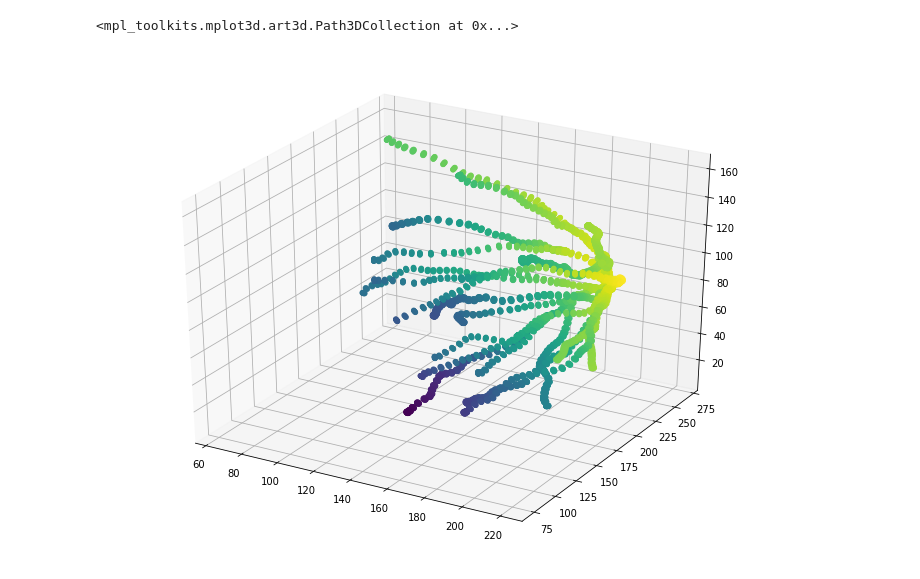
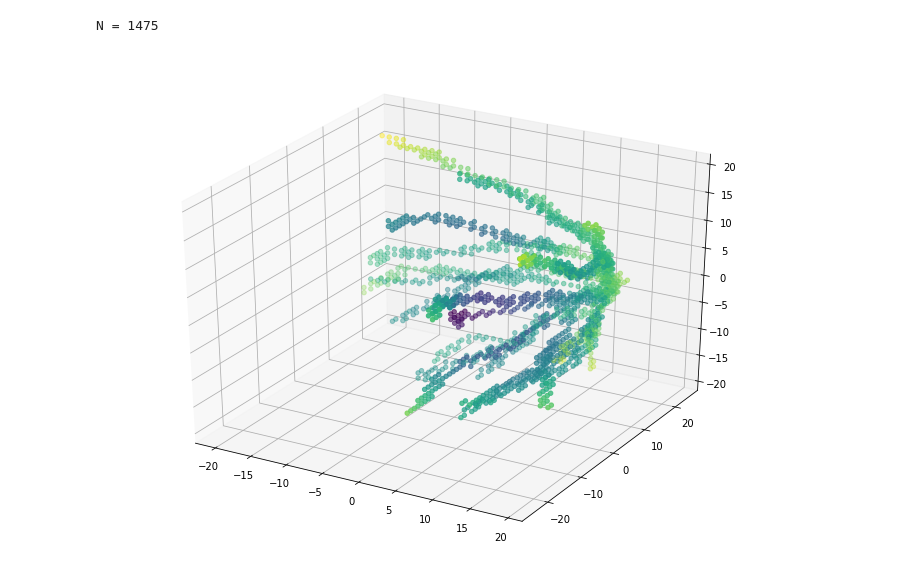
Before and after one commit to rdmontgomery/neuranalysis, a Jupyter notebook: neuranalysis.ipynb, the cells around one changed output. Cells and saved outputs as stored; diff of their text form; code cells hidden in the pictures.

Commit message:
neuranalyze.py voxelizes an obj file at a given resolution. python neuranalyze --help for instructions.

```diff
--- a/neuranalysis.ipynb
+++ b/neuranalysis.ipynb
@@ -24,8 +8,12 @@ zs = vertices[:,2]
 # %%
-distance = np.sqrt(xs**2 + ys**2 + zs**2)
+voxels = np.load('1_0001Full100_res50.npy')
+
+df = pd.DataFrame(voxels, columns=['x', 'y', 'z'])
+df['distance'] = np.sqrt(df['x']**2 + df['y']**2 + df['z']**2)
 fig = plt.figure(figsize=(12, 9))
 ax = fig.add_subplot(111, projection='3d')
-ax.scatter3D(xs, ys, zs, c=distance, cmap='viridis')
+ax.scatter3D(df['x'], df['y'], df['z'], c=df['distance'], cmap='viridis')
+print('N = {}'.format(len(voxels)))
 # %% [output]
-<mpl_toolkits.mplot3d.art3d.Path3DCollection at 0x...>
+N = 1475
-[figure, old version]
+[figure, new version]
```
Also changed, not shown: parts of 3 cells of this notebook, 10 other files.
